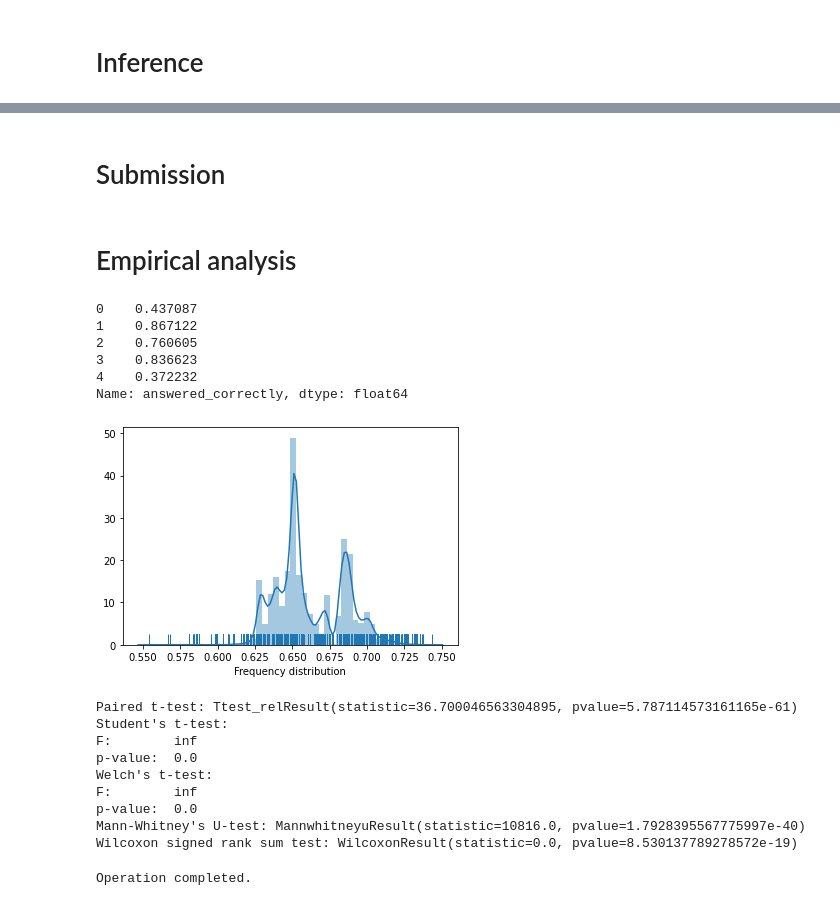
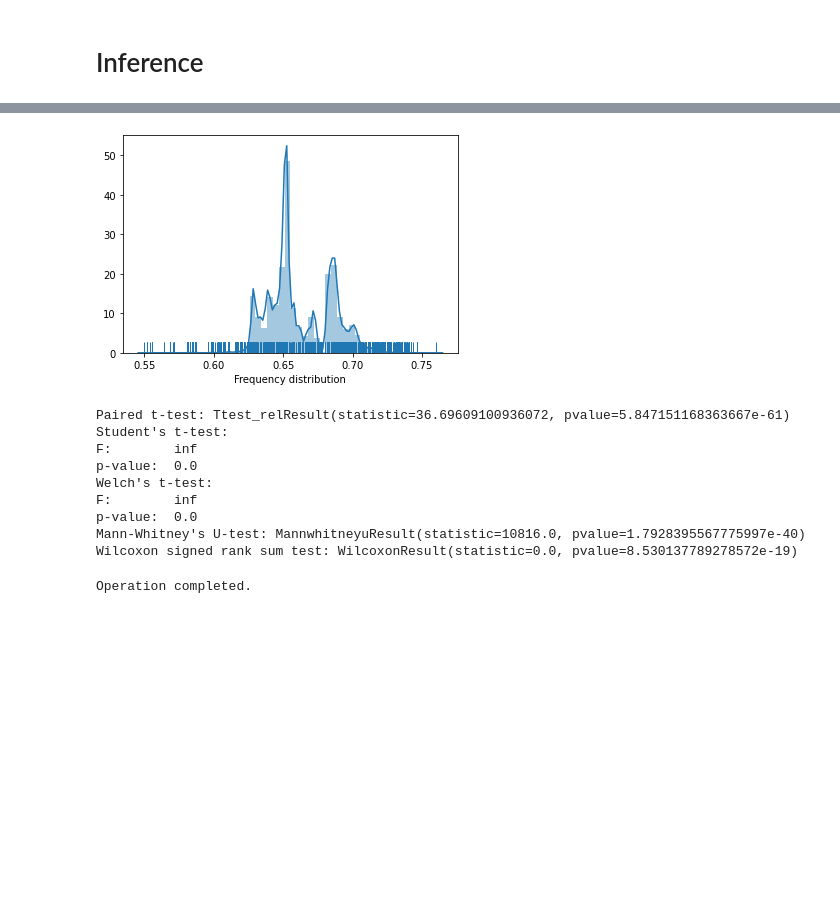
Before and after one commit to satorushibata0627/Publishment, a Jupyter notebook: Kaggle_Python3_Submission_and_the_Inference_of_LightGBM.ipynb, the cells around one changed output, grey strips where cells are left out. Saved outputs shown, nothing was run; the diff lists cells and outputs as text; code cells hidden in the pictures; blank space fills up the shorter version.

```diff
--- a/Kaggle_Python3_Submission_and_the_Inference_of_LightGBM.ipynb
+++ b/Kaggle_Python3_Submission_and_the_Inference_of_LightGBM.ipynb
@@ -242,5 +268,3 @@ def Statistical_significance_test(A, B):
     # Wilcoxon signed rank sum test
     print("Wilcoxon signed rank sum test:", stats.wilcoxon(A, B))
     return None
-# %% [markdown]
-# Submission
@@ -264,22 +271,9 @@ for (test_df, sample_prediction_df) in iter_test:
-# %% [markdown]
-# Empirical analysis
-# %%
-simulation = pd.read_csv('./submission.csv')
-simulation = simulation['answered_correctly']
-simulation.head()
-# %% [output]
-0    0.437087
-1    0.867122
-2    0.760605
-3    0.836623
-4    0.372232
-Name: answered_correctly, dtype: float64
 # %%
-b_mean_sem, b_median_sem = bootstrap(np.array(simulation), 100000)
+b_mean_sem, b_median_sem = bootstrap(np.array(simulation), 1000000)
 Statistical_significance_test(A = simulation, B = np.repeat(b_mean_sem, len(simulation)))
 # %% [output]
-[figure, old version]
+[figure, new version]
-Paired t-test: Ttest_relResult(statistic=36.700046563304895, pvalue=5.787114573161165e-61)
+Paired t-test: Ttest_relResult(statistic=36.69609100936072, pvalue=5.847151168363667e-61)
 Student's t-test:
 F:        inf
 p-value:  0.0
```
Also changed, not shown: parts of 7 cells of this notebook.
